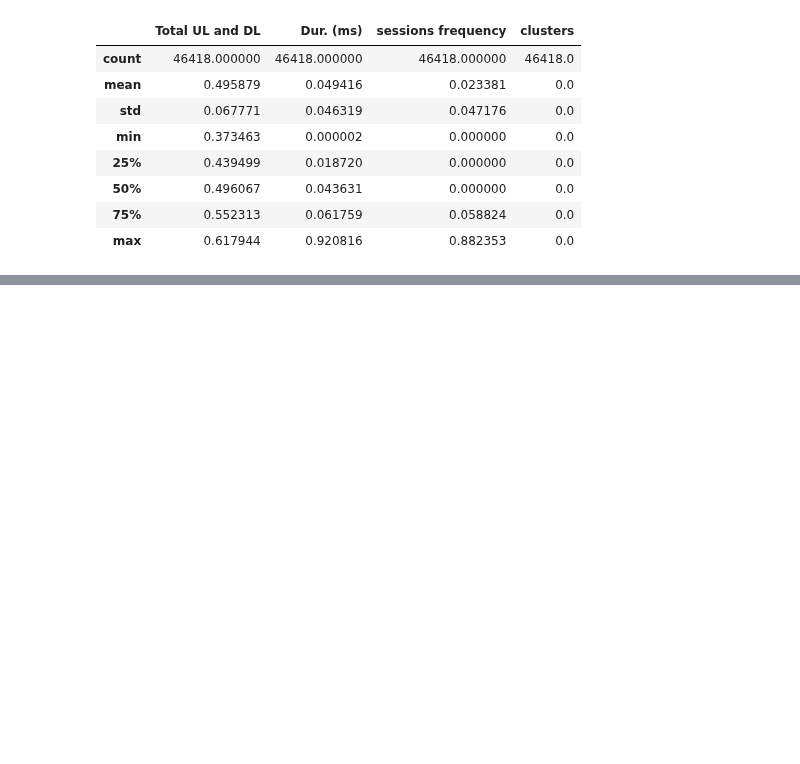
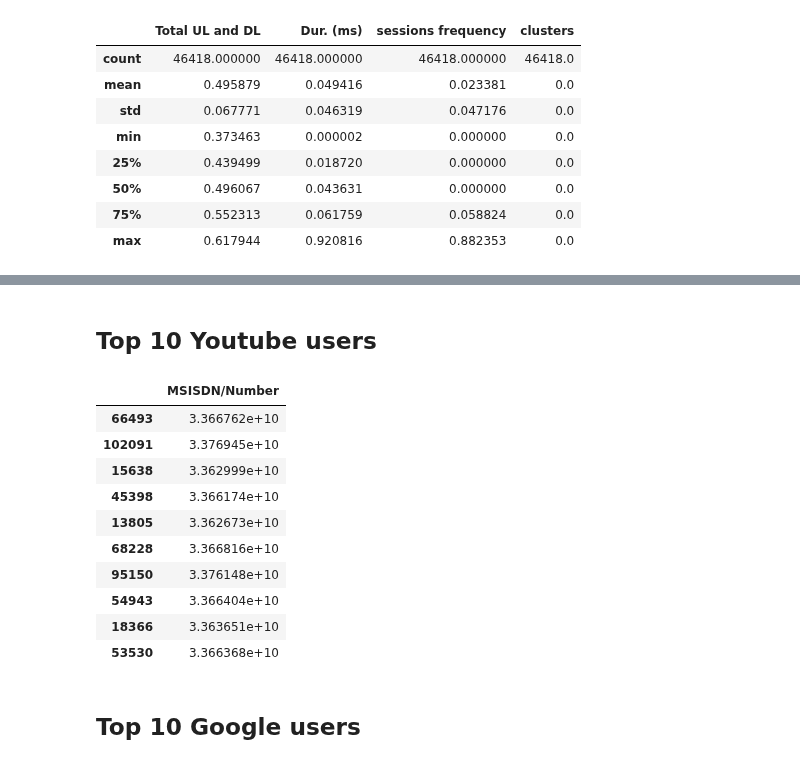
Before and after one commit to Abel-Blue/telecom-user-analytics, a Jupyter notebook: notebooks/user_engagementAnalysis.ipynb, the cells around one changed output, grey strips where cells are left out. Drawn from its saved outputs; the diff is of its cells as text; code cells hidden in the pictures; blank space fills up the shorter version.

```diff
--- a/notebooks/user_engagementAnalysis.ipynb
+++ b/notebooks/user_engagementAnalysis.ipynb
@@ -418,0 +411,24 @@ Youtube_top10_users.to_csv("../data/top10_youtube_users.csv",index=False)
+# %% [markdown]
+## Top 10 Youtube users
+# %%
+# sort Youtube_total_data to get the most engaged users in the app
+df_agg.sort_values(by=['Youtube_Total_Data'],ascending=False, inplace=True)
+top10_youtube_user=df_agg['MSISDN/Number'].head(10)
+top10_youtube_user.to_frame()
+top10_youtube_user.to_csv("../data/top10_youtube_users.csv",index=False)
+# %%
+top10_youtube_user.to_frame()
+# %% [output]
+|  | MSISDN/Number |
+| 66493 | 3.366762e+10 |
+| 102091 | 3.376945e+10 |
+| 15638 | 3.362999e+10 |
+| 45398 | 3.366174e+10 |
+| 13805 | 3.362673e+10 |
+| 68228 | 3.366816e+10 |
+| 95150 | 3.376148e+10 |
+| 54943 | 3.366404e+10 |
+| 18366 | 3.363651e+10 |
+| 53530 | 3.366368e+10 |
+# %% [markdown]
+## Top 10 Google users
```
Also changed, not shown: parts of 40 cells of this notebook, 2 other files.
